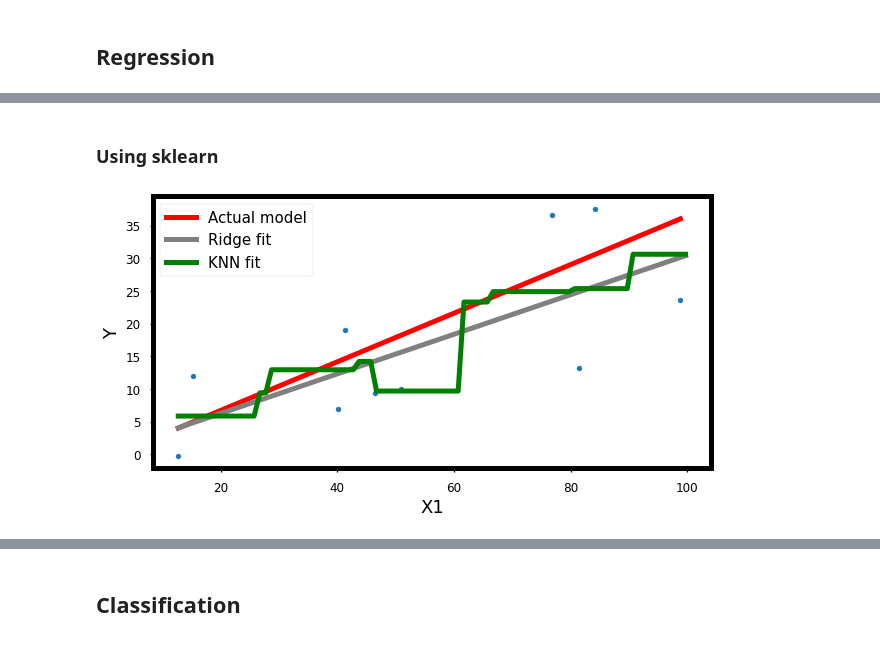
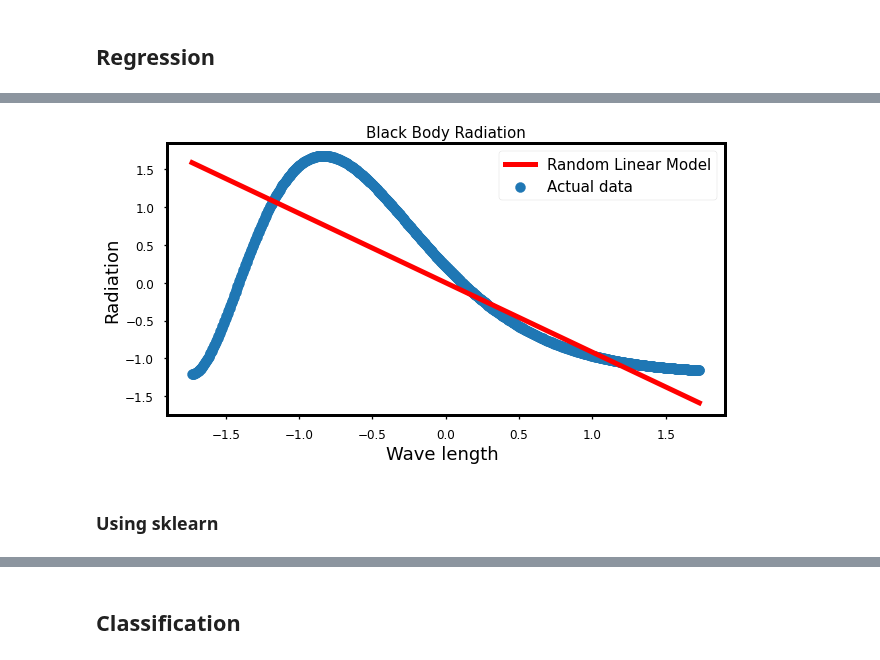
Before and after one commit to sraeisi/MachineLearning_Physics, a Jupyter notebook: 1/MLP_Basics_Model.ipynb, the cells around one changed output, grey strips where cells are left out. Saved outputs shown, nothing was run; the diff lists cells and outputs as text; code cells hidden in the pictures.

```diff
--- a/1/MLP_Basics_Model.ipynb
+++ b/1/MLP_Basics_Model.ipynb
@@ -185,6 +185,25 @@ Find a random linear fit for the BBR data.
 
 Does it seem right?
 '''
+# %%
+X_bbr = scale(data_bbr[0][::n_s_rate])
+Y_bbr = scale(data_bbr['T'][::n_s_rate])
+model = test_model(-w_random, 0)
+
+n_s_rate=1
+
+x_label = 'Wave length '
+y_label = 'Radiation'
+plt_title = 'Black Body Radiation'
+fig = plt.figure()
+ax = fig.add_subplot(111, xlabel=x_label, ylabel=y_label, title=plt_title)
+ax.scatter(X_bbr, Y_bbr, label = 'Actual data')
+ax.plot(X_bbr, model(X_bbr), c='r', label='Random Linear Model')
+
+ax.legend()
+plt.show()
+# %% [output]
+[figure, added]
 # %% [markdown]
 ### Using sklearn
 # %%
@@ -196,19 +215,17 @@ x_range = np.arange(X_synth[0], X_synth[-1]+1)
 fig = plt.figure(figsize=(10,5))
 ax = fig.add_subplot(111, xlabel='X1', ylabel='Y')
 plt.scatter(X_synth, Y_synth)
-plt.plot(X_synth, w*X_synth + b , c='r', label= 'Actual model')
+plt.plot(X_synth, w*X_synth + b , c='r', label= 'Actual model', alpha=.4)
 
 
 rg = Ridge()
 rg.fit( X_synth.reshape(-1,1), Y_synth)  ## Training  ## X: ns*nf
-plt.plot(x_range, rg.predict(x_range.reshape(-1,1) ) , c='gray', label='Ridge fit')
+plt.plot(x_range, rg.predict(x_range.reshape(-1,1) ) , c='gray', label='Ridge fit', alpha=.7)
 
 
 rg = KNeighborsRegressor(n_neighbors=2).fit(X_synth.reshape(-1,1), Y_synth)
-plt.plot(x_range, rg.predict(x_range.reshape(-1,1) ) , c='g', label='KNN fit')
+plt.plot(x_range, rg.predict(x_range.reshape(-1,1) ) , c='g', label='KNN fit', alpha=.4)
 
 # plt.ylim(0,180)
 plt.legend(loc=0)
 plt.show()
-# %% [output]
-[figure, removed]
```
Also changed, not shown: parts of 8 cells of this notebook.
